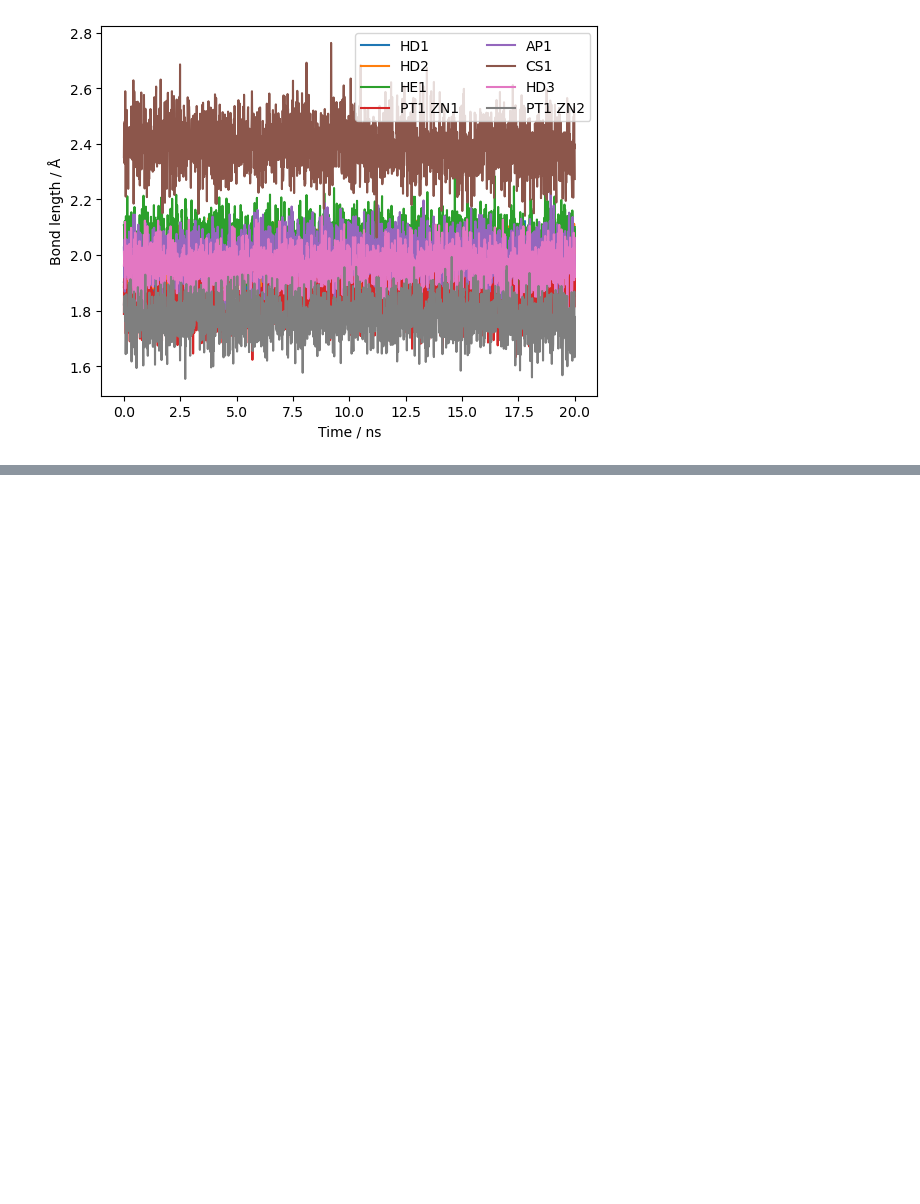
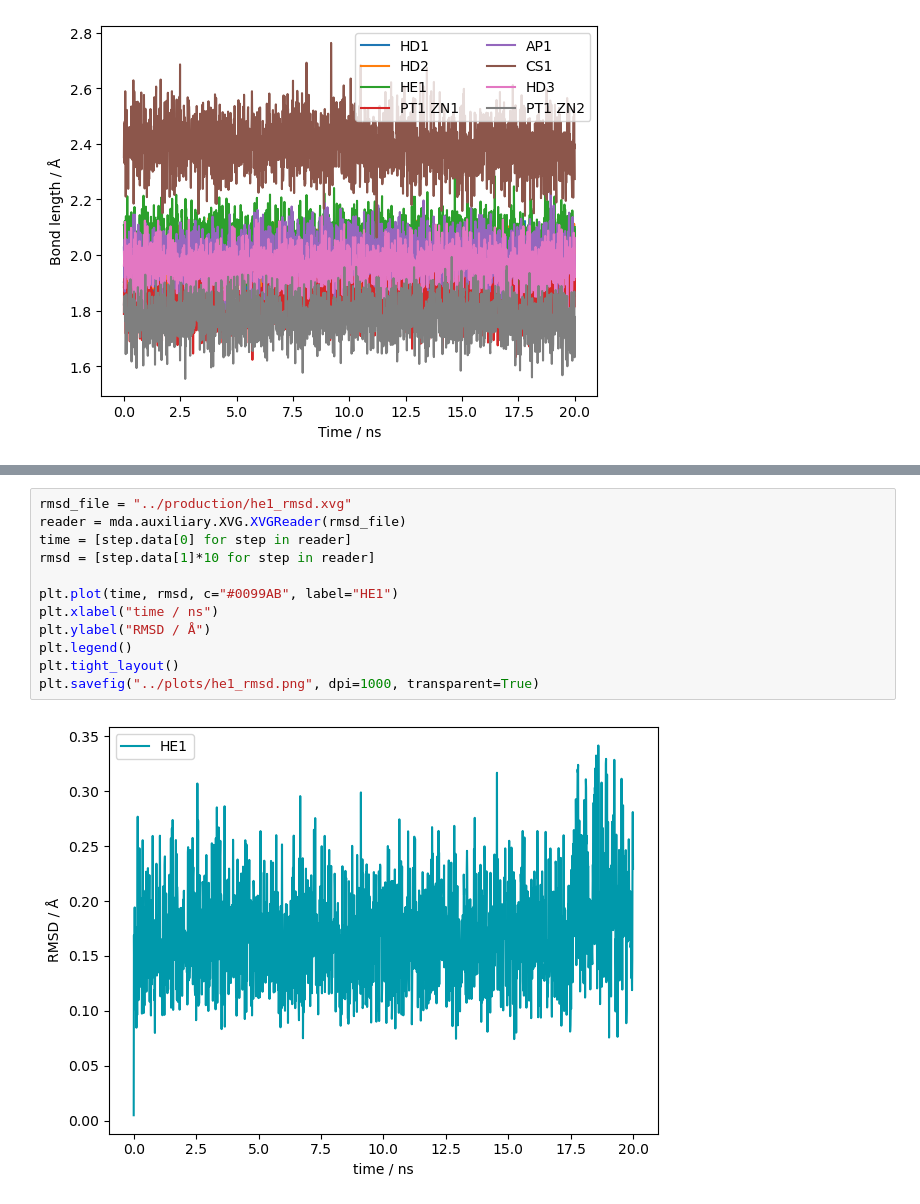
Before and after one commit to meyresearch/metalloenzymes, a Jupyter notebook: vim_2/scripts/plot_gmx_energy.ipynb, the cells around one changed output, grey strips where cells are left out. Cells and saved outputs as stored; diff of their text form; blank space fills up the shorter version.

```diff
--- a/vim_2/scripts/plot_gmx_energy.ipynb
+++ b/vim_2/scripts/plot_gmx_energy.ipynb
@@ -162,0 +191,14 @@ plt.savefig("../plots/bond_length.png", dpi=1000, transparent=True)
+# %%
+rmsd_file = "../production/he1_rmsd.xvg"
+reader = mda.auxiliary.XVG.XVGReader(rmsd_file)
+time = [step.data[0] for step in reader]
+rmsd = [step.data[1]*10 for step in reader]
+
+plt.plot(time, rmsd, c="#0099AB", label="HE1")
+plt.xlabel("time / ns")
+plt.ylabel("RMSD / Å")
+plt.legend()
+plt.tight_layout()
+plt.savefig("../plots/he1_rmsd.png", dpi=1000, transparent=True)
+# %% [output]
+[figure, added]
```
Also changed, not shown: parts of 5 cells of this notebook, 27 other files.
